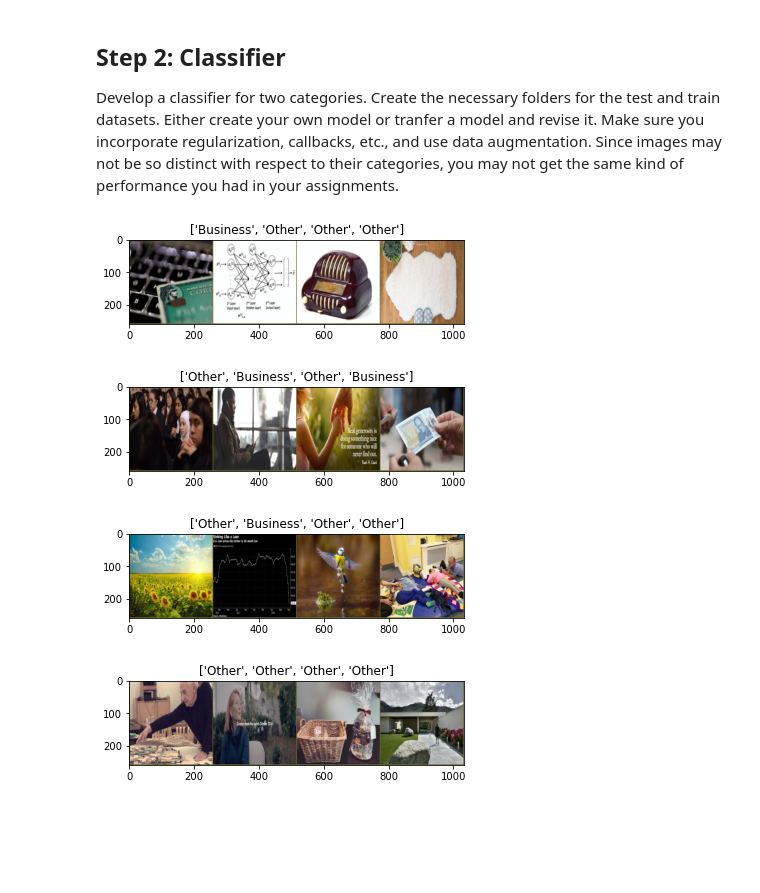
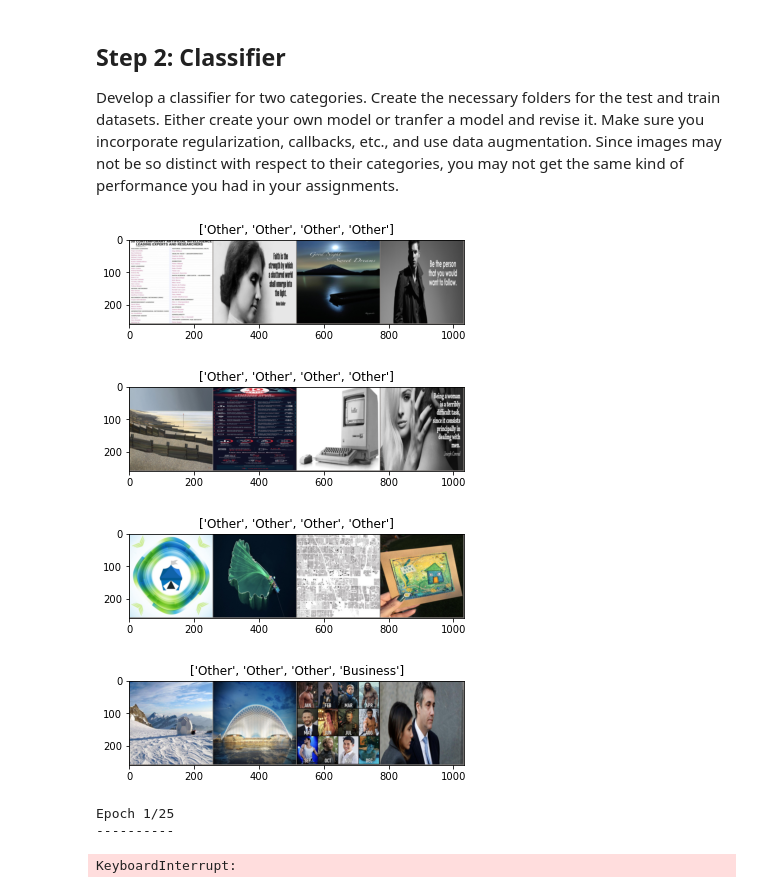
Before and after one commit to arame/MagnimindTask6, a Jupyter notebook: S2_TwitterProject.ipynb, the cells around one changed output. Drawn from its saved outputs; the diff is of its cells as text; code cells hidden in the pictures; blank space fills up the shorter version.

```diff
--- a/S2_TwitterProject.ipynb
+++ b/S2_TwitterProject.ipynb
@@ -36,7 +35,8 @@ dict_classes, dict_classes_rev = get_dictionaries_from_list(classes)
 IMAGE_WIDTH=256
 IMAGE_HEIGHT=256
 IMAGE_SIZE=(IMAGE_WIDTH, IMAGE_HEIGHT)
-batch_size = 4
+batch_size = 32
+batch_size_for_display = 4
 # %%
 def imshow(inp, _mean, _std, title=None):
     """Imshow for Tensor."""
@@ -52,33 +69,41 @@ def imshow(inp, _mean, _std, title=None):
 # %%
-_mean = [0.4363, 0.4328, 0.1291]
-_std = [0.2129, 0.2075, 0.2038]
+
+# See S3_TwitterProject_mean_and_std for calculations of mean and standard deviation
+_mean = [0.5117, 0.4919, 0.4784]
+_std = [0.3312, 0.3193, 0.3272]
 _transform = transforms.Compose(
     [transforms.Resize([IMAGE_WIDTH, IMAGE_HEIGHT]),
-     transforms.ToTensor(),
-     transforms.Normalize(torch.Tensor(_mean), torch.Tensor(_std))]
+    transforms.ToTensor(),
+    transforms.Normalize(torch.Tensor(_mean), torch.Tensor(_std))]
 )
-_dataset = datasets.ImageFolder(root="Images", transform=_transform)
+root_dir = "Images"
+_dataset = datasets.ImageFolder(root=root_dir, transform=_transform)
 size = _dataset.__len__()
 test_size = int(size * 0.05)
 new_size = size - test_size
 train_size = int(new_size * 0.8)
 val_size = new_size - train_size
 train_dataset, val_dataset, test_dataset = random_split(_dataset, lengths=[train_size, val_size, test_size])
-train_loader = DataLoader(dataset = train_dataset, batch_size=batch_size, shuffle=True)
-val_loader = DataLoader(dataset = val_dataset, batch_size=batch_size, shuffle=True)
-test_loader = DataLoader(dataset = test_dataset, shuffle=True)
+display_loader = DataLoader(dataset = _dataset, batch_size=batch_size_for_display, shuffle=True)
+train_loader = get_loader(train_dataset, batch_size, root_dir)
+val_loader = get_loader(val_dataset, batch_size, root_dir)
+test_loader = get_loader(test_dataset, batch_size, root_dir)
+save_pickle_object(train_loader, gl.pkl_train_loader)
+save_pickle_object(val_loader, gl.pkl_val_loader)
+save_pickle_object(test_loader, gl.pkl_test_loader)
 # %%
-for i in range(4):
+for i, (inputs, labels) in enumerate(display_loader):
     # Get a batch of training data
-    inputs, labels = next(iter(train_loader))
     # Make a grid from batch
+    if i > 3:
+        break
     out = torchvision.utils.make_grid(inputs)
     imshow(out, _mean, _std, title=[classes[x] for x in labels])
 # %% [output]
-[figure, old version]
+[figure, new version]
-[figure, old version]
+[figure, new version]
-[figure, old version]
+[figure, new version]
-[figure, old version]
+[figure, new version]
 # %%
 def visualize_model(model, dataloaders, classes, num_images=6):
     was_training = model.training
@@ -117,5 +146,9 @@ optimizer_ft = optim.Adam(model_ft.parameters(), lr=0.0001)
 # Decay LR by a factor of 0.1 every 7 epochs
 exp_lr_scheduler = lr_scheduler.StepLR(optimizer_ft, step_size=7, gamma=0.1)
 # %%
-model_ft = train_model(model_ft, criterion, optimizer_ft, exp_lr_scheduler,
-                       num_epochs=25)
+model_conv = train_model(model_conv, criterion, optimizer_ft, exp_lr_scheduler, dataloaders, dataset_sizes, num_epochs=25)
+save_pickle_object(model_conv, gl.pkl_model_conv)
+# %% [output]
+Epoch 1/25
+----------
+KeyboardInterrupt:
```
Also changed, not shown: parts of 4 cells of this notebook, 6 other files.
